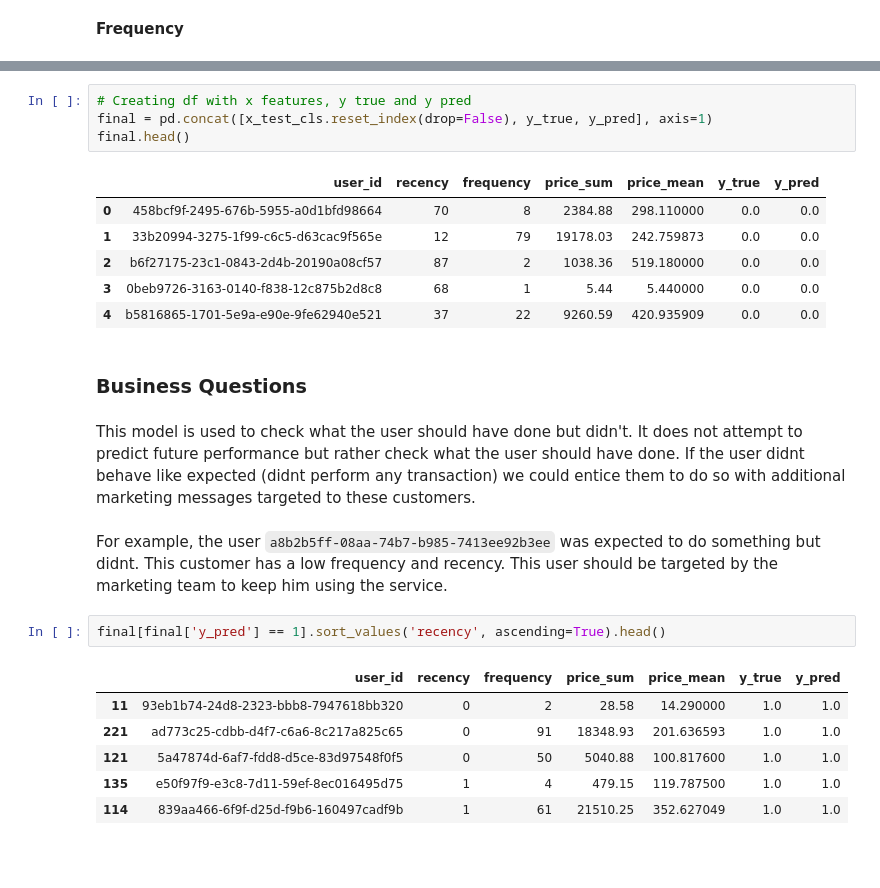
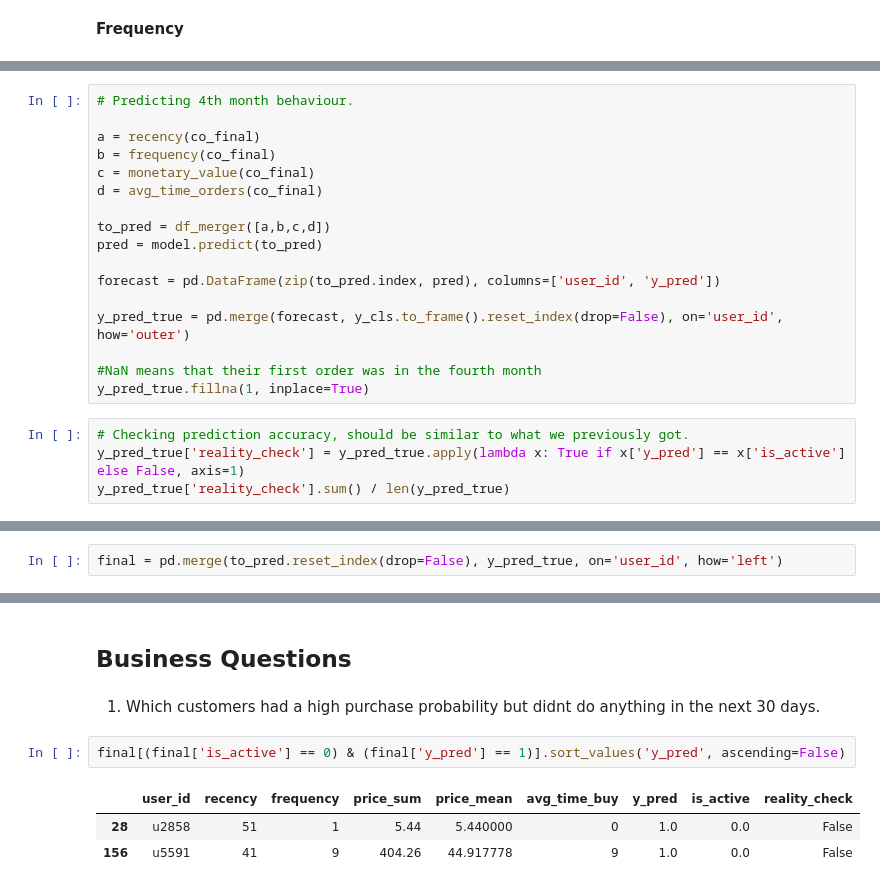
Before and after one commit to nicolas2192/CustomerLifeTimeValue, a Jupyter notebook: notebooks/customer_analysis.ipynb, the cells around one changed output, grey strips where cells are left out. Cells and saved outputs as stored; diff of their text form; blank space fills up the shorter version.

```diff
--- a/notebooks/customer_analysis.ipynb
+++ b/notebooks/customer_analysis.ipynb
@@ -475,0 +546,21 @@ accuracy_score(y_true['y_true'], y_pred['y_pred'])
+# %%
+# Predicting 4th month behaviour.
+
+a = recency(co_final)
+b = frequency(co_final)
+c = monetary_value(co_final)
+d = avg_time_orders(co_final)
+
+to_pred = df_merger([a,b,c,d])
+pred = model.predict(to_pred)
+
+forecast = pd.DataFrame(zip(to_pred.index, pred), columns=['user_id', 'y_pred'])
+
+y_pred_true = pd.merge(forecast, y_cls.to_frame().reset_index(drop=False), on='user_id', how='outer')
+
+#NaN means that their first order was in the fourth month
+y_pred_true.fillna(1, inplace=True)
+# %%
+# Checking prediction accuracy, should be similar to what we previously got.
+y_pred_true['reality_check'] = y_pred_true.apply(lambda x: True if x['y_pred'] == x['is_active'] else False, axis=1)
+y_pred_true['reality_check'].sum() / len(y_pred_true)
@@ -475,0 +569,2 @@ accuracy_score(y_true['y_true'], y_pred['y_pred'])
+# %%
+final = pd.merge(to_pred.reset_index(drop=False), y_pred_true, on='user_id', how='left')
@@ -496,29 +600,13 @@ Hyperparameters to tune are:
 - `n_estimators`: Number of trees in the forest. Ideally you should be choosing a large number, the more trees the better it fits the data, however, it comes with the cost of increasing computational time.
 - `criterion`: How the forest should be generated. How to split the data. When it comes to Classification problems we could choose between Gini or Entropy and for Regression problems we have MAE or MSE. There is no rule of thumb when choosing one over the other, just try them all out and stick with the one that works best. Gini is faster since it does not compute any logarithm.
 - `max_depth`: How deep individual trees are. The deeper the better, however, you might still run into overfitting your model. If None, then nodes are expanded until all leaves are pure or until all leaves contain less than min_samples_split samples.
-# %%
-# Creating df with x features, y true and y pred
-final = pd.concat([x_test_cls.reset_index(drop=False), y_true, y_pred], axis=1)
-final.head()
-# %% [output]
-|  | user_id | recency | frequency | price_sum | price_mean | y_true | y_pred |
-| 0 | 458bcf9f-2495-676b-5955-a0d1bfd98664 | 70 | 8 | 2384.88 | 298.110000 | 0.0 | 0.0 |
-| 1 | 33b20994-3275-1f99-c6c5-d63cac9f565e | 12 | 79 | 19178.03 | 242.759873 | 0.0 | 0.0 |
-| 2 | b6f27175-23c1-0843-2d4b-20190a08cf57 | 87 | 2 | 1038.36 | 519.180000 | 0.0 | 0.0 |
-| 3 | 0beb9726-3163-0140-f838-12c875b2d8c8 | 68 | 1 | 5.44 | 5.440000 | 0.0 | 0.0 |
-| 4 | b5816865-1701-5e9a-e90e-9fe62940e521 | 37 | 22 | 9260.59 | 420.935909 | 0.0 | 0.0 |
 # %% [markdown]
-### Business Questions
+## Business Questions
-# %% [markdown]
-This model is used to check what the user should have done but didn't. It does not attempt to predict future performance but rather check what the user should have done. If the user didnt behave like expected (didnt perform any transaction) we could entice them to do so with additional marketing messages targeted to these customers.
-# %% [markdown]
-For example, the user `a8b2b5ff-08aa-74b7-b985-7413ee92b3ee` was expected to do something but didnt. This customer has a low frequency and recency. This user should be targeted by the marketing team to keep him using the service.
+# %% [markdown]
+1. Which customers had a high purchase probability but didnt do anything in the next 30 days.
 # %%
-final[final['y_pred'] == 1].sort_values('recency', ascending=True).head()
+final[(final['is_active'] == 0) & (final['y_pred'] == 1)].sort_values('y_pred', ascending=False)
 # %% [output]
-|  | user_id | recency | frequency | price_sum | price_mean | y_true | y_pred |
-| 11 | 93eb1b74-24d8-2323-bbb8-7947618bb320 | 0 | 2 | 28.58 | 14.290000 | 1.0 | 1.0 |
-| 221 | ad773c25-cdbb-d4f7-c6a6-8c217a825c65 | 0 | 91 | 18348.93 | 201.636593 | 1.0 | 1.0 |
-| 121 | 5a47874d-6af7-fdd8-d5ce-83d97548f0f5 | 0 | 50 | 5040.88 | 100.817600 | 1.0 | 1.0 |
-| 135 | e50f97f9-e3c8-7d11-59ef-8ec016495d75 | 1 | 4 | 479.15 | 119.787500 | 1.0 | 1.0 |
-| 114 | 839aa466-6f9f-d25d-f9b6-160497cadf9b | 1 | 61 | 21510.25 | 352.627049 | 1.0 | 1.0 |
+|  | user_id | recency | frequency | price_sum | price_mean | avg_time_buy | y_pred | is_active | reality_check |
+| 28 | u2858 | 51 | 1 | 5.44 | 5.440000 | 0 | 1.0 | 0.0 | False |
+| 156 | u5591 | 41 | 9 | 404.26 | 44.917778 | 9 | 1.0 | 0.0 | False |
```
Also changed, not shown: parts of 103 cells of this notebook, 8 other files.
